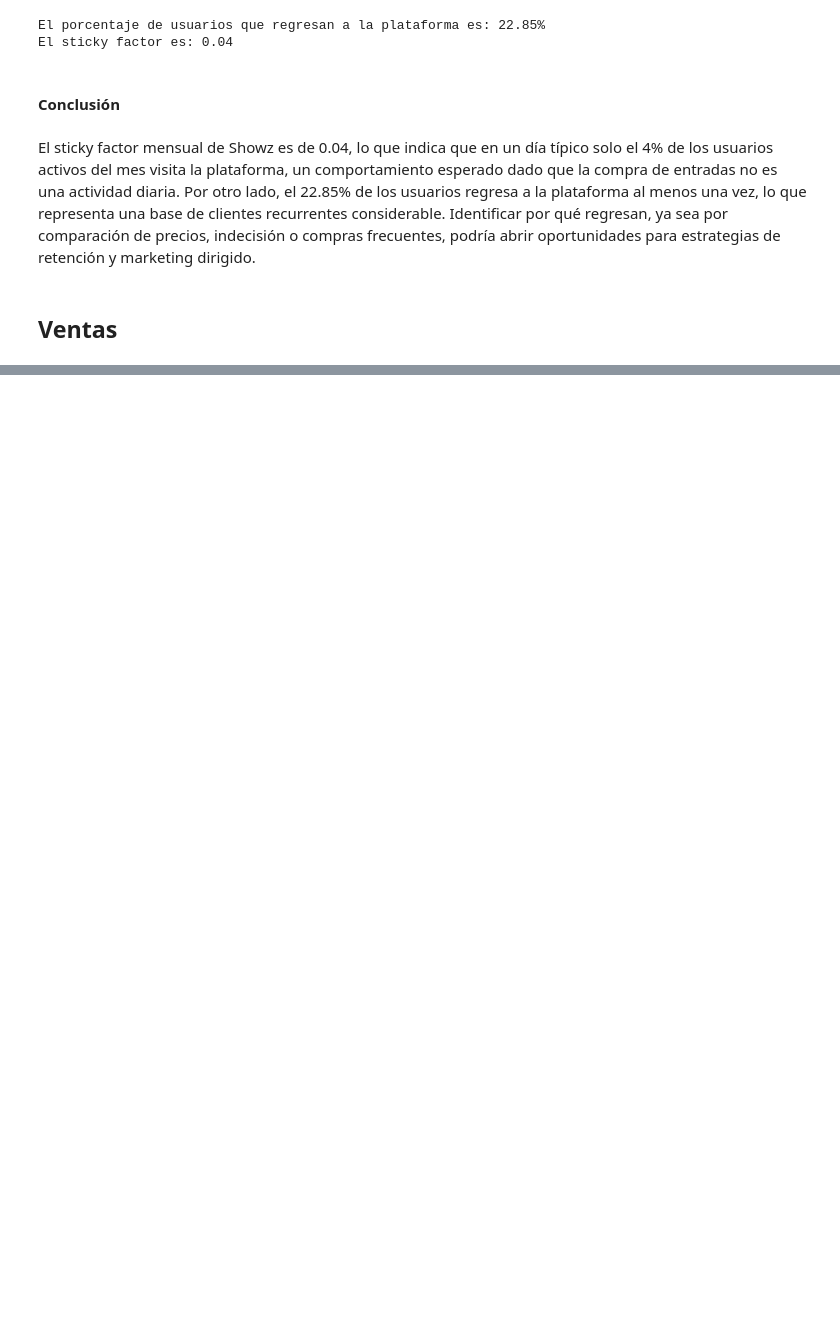
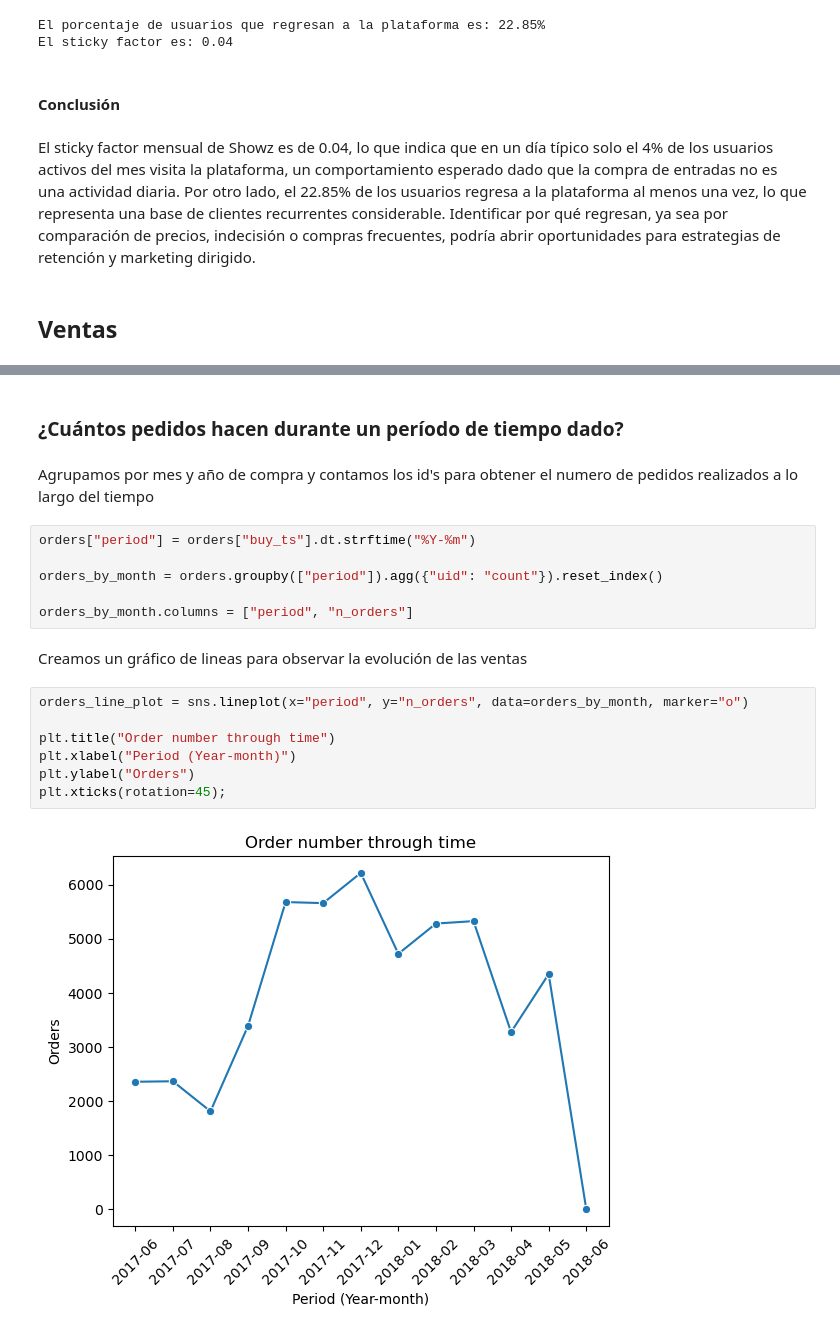
Before and after one commit to sgcuervo/showz-marketing-analysis, a Jupyter notebook: showz_marketing_analysis.ipynb, the cells around one changed output, grey strips where cells are left out. Cells and saved outputs as stored; diff of their text form; blank space fills up the shorter version.

```diff
--- a/showz_marketing_analysis.ipynb
+++ b/showz_marketing_analysis.ipynb
@@ -369,0 +429,21 @@ El sticky factor mensual de Showz es de 0.04, lo que indica que en un día típi
+# %% [markdown]
+### ¿Cuántos pedidos hacen durante un período de tiempo dado?
+# %% [markdown]
+Agrupamos por mes y año de compra y contamos los id's para obtener el numero de pedidos realizados a lo largo del tiempo
+# %%
+orders["period"] = orders["buy_ts"].dt.strftime("%Y-%m")
+
+orders_by_month = orders.groupby(["period"]).agg({"uid": "count"}).reset_index()
+
+orders_by_month.columns = ["period", "n_orders"]
+# %% [markdown]
+Creamos un gráfico de lineas para observar la evolución de las ventas
+# %%
+orders_line_plot = sns.lineplot(x="period", y="n_orders", data=orders_by_month, marker="o")
+
+plt.title("Order number through time")
+plt.xlabel("Period (Year-month)")
+plt.ylabel("Orders")
+plt.xticks(rotation=45);
+# %% [output]
+[figure, added]
```
Also changed, not shown: parts of 71 cells of this notebook.
